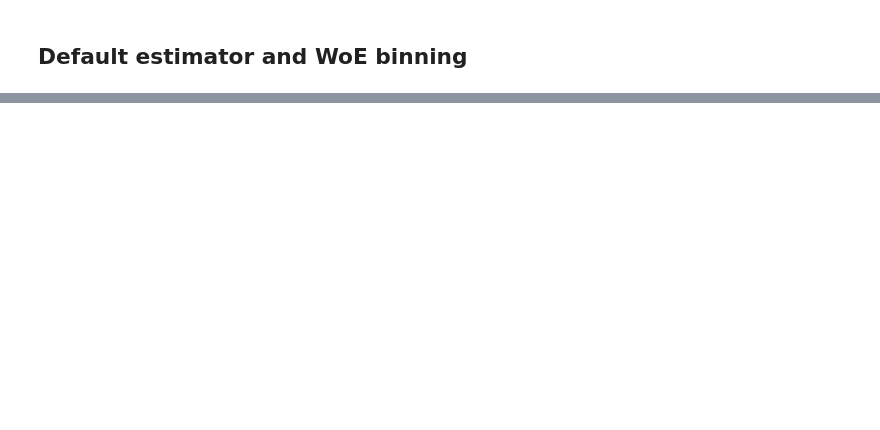
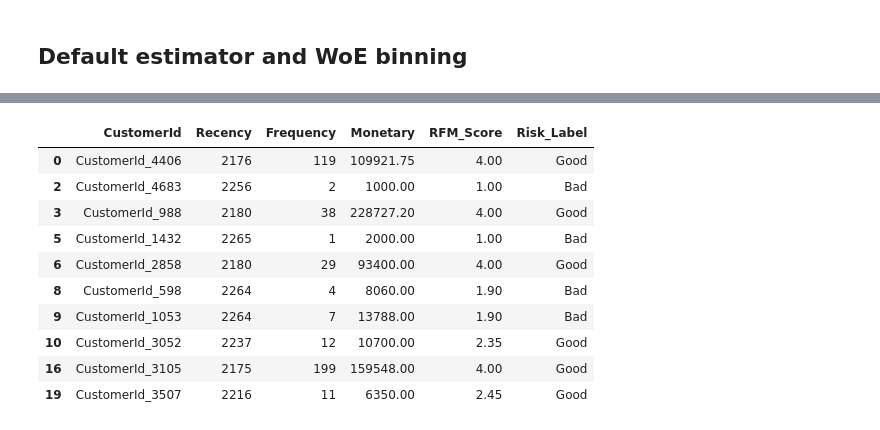
Before and after one commit to ruth22soft/Credit-Risk-Probability-Model-for-Alternative-data, a Jupyter notebook: notbooks/credit_risk_analysis.ipynb, the cells around one changed output, grey strips where cells are left out. Drawn from its saved outputs; the diff is of its cells as text; code cells hidden in the pictures; blank space fills up the shorter version.

```diff
--- a/notbooks/credit_risk_analysis.ipynb
+++ b/notbooks/credit_risk_analysis.ipynb
@@ -392,0 +452,23 @@ df_normalized.to_csv('../data/extracted_features.csv')
+# %%
+# Call the calculate_rfm_scores method to compute the overall RFM score
+
+# Calculate RFM scores
+rfm_df_scores = rfm.calculate_rfm_scores(rfm_df)
+
+# Assign labels to the RFM data
+rfm_data_with_labels = rfm.assign_label(rfm_df_scores)
+
+# Display the updated rfms_data DataFrame
+rfm_data_with_labels[['CustomerId', 'Recency', 'Frequency', 'Monetary', 'RFM_Score', 'Risk_Label']].head(10)
+# %% [output]
+|  | CustomerId | Recency | Frequency | Monetary | RFM_Score | Risk_Label |
+| 0 | CustomerId_4406 | 2176 | 119 | 109921.75 | 4.00 | Good |
+| 2 | CustomerId_4683 | 2256 | 2 | 1000.00 | 1.00 | Bad |
+| 3 | CustomerId_988 | 2180 | 38 | 228727.20 | 4.00 | Good |
+| 5 | CustomerId_1432 | 2265 | 1 | 2000.00 | 1.00 | Bad |
+| 6 | CustomerId_2858 | 2180 | 29 | 93400.00 | 4.00 | Good |
+| 8 | CustomerId_598 | 2264 | 4 | 8060.00 | 1.90 | Bad |
+| 9 | CustomerId_1053 | 2264 | 7 | 13788.00 | 1.90 | Bad |
+| 10 | CustomerId_3052 | 2237 | 12 | 10700.00 | 2.35 | Good |
+| 16 | CustomerId_3105 | 2175 | 199 | 159548.00 | 4.00 | Good |
+| 19 | CustomerId_3507 | 2216 | 11 | 6350.00 | 2.45 | Good |
```
Also changed, not shown: parts of 18 cells of this notebook, 4 other files.
